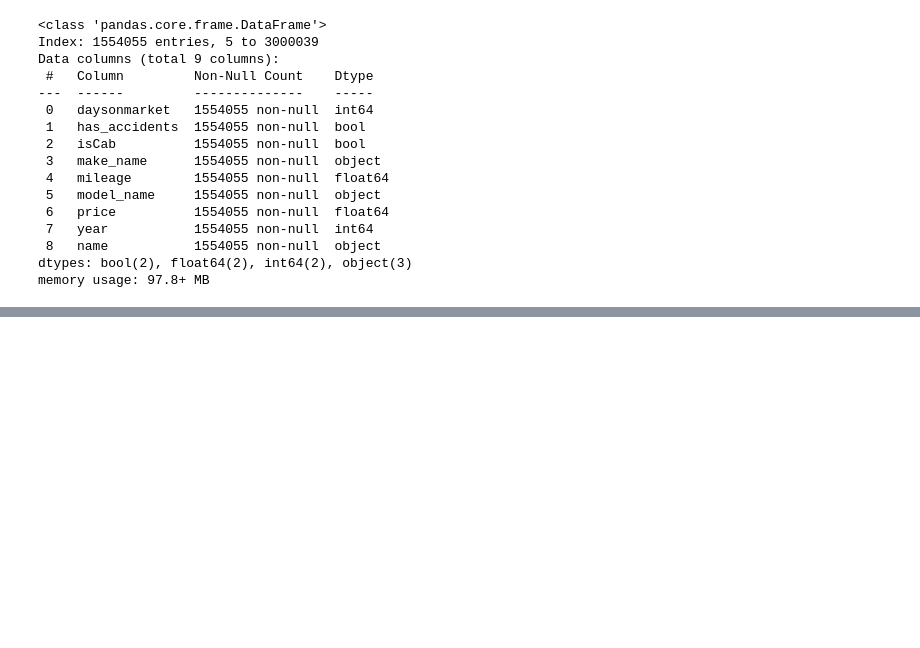
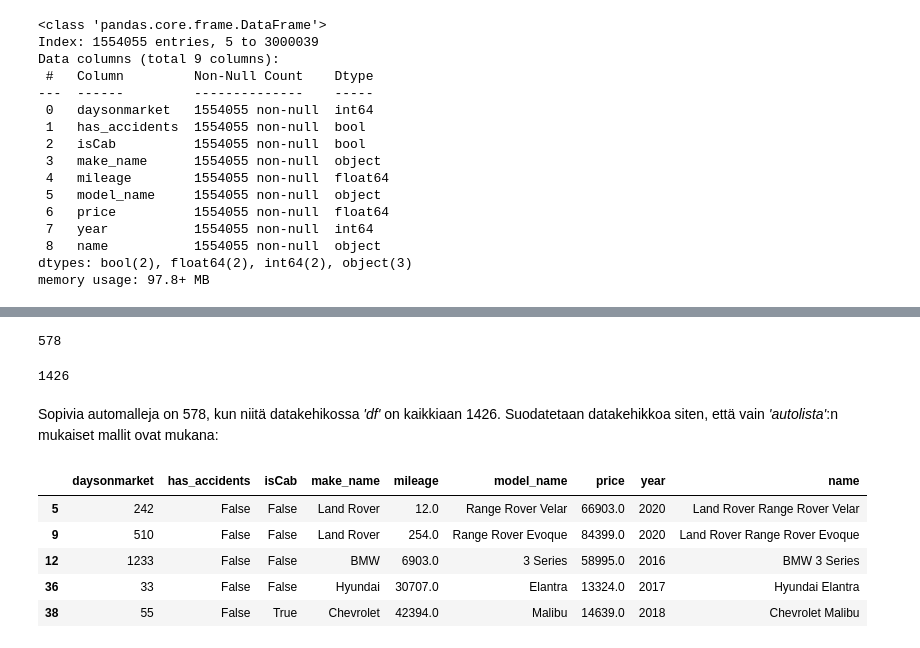
Before and after one commit to SallaLipasti/jamk-aida-projekti, a Jupyter notebook: taksit.ipynb, the cells around one changed output, grey strips where cells are left out. Saved outputs shown, nothing was run; the diff lists cells and outputs as text; code cells hidden in the pictures; blank space fills up the shorter version.

```diff
--- a/taksit.ipynb
+++ b/taksit.ipynb
@@ -142,0 +215,10 @@ df.head()
+# %%
+len(autolista)
+# %% [output]
+578
+# %%
+df['name'].nunique()
+# %% [output]
+1426
+# %% [markdown]
+Sopivia automalleja on 578, kun niitä datakehikossa *'df'* on kaikkiaan 1426. Suodatetaan datakehikkoa siten, että vain *'autolista'*:n mukaiset mallit ovat mukana:
@@ -142,0 +227,9 @@ df.head()
+# %%
+autot_df.head()
+# %% [output]
+|  | daysonmarket | has_accidents | isCab | make_name | mileage | model_name | price | year | name |
+| 5 | 242 | False | False | Land Rover | 12.0 | Range Rover Velar | 66903.0 | 2020 | Land Rover Range Rover Velar |
+| 9 | 510 | False | False | Land Rover | 254.0 | Range Rover Evoque | 84399.0 | 2020 | Land Rover Range Rover Evoque |
+| 12 | 1233 | False | False | BMW | 6903.0 | 3 Series | 58995.0 | 2016 | BMW 3 Series |
+| 36 | 33 | False | False | Hyundai | 30707.0 | Elantra | 13324.0 | 2017 | Hyundai Elantra |
+| 38 | 55 | False | True | Chevrolet | 42394.0 | Malibu | 14639.0 | 2018 | Chevrolet Malibu |
```
Also changed, not shown: parts of 40 cells of this notebook.
